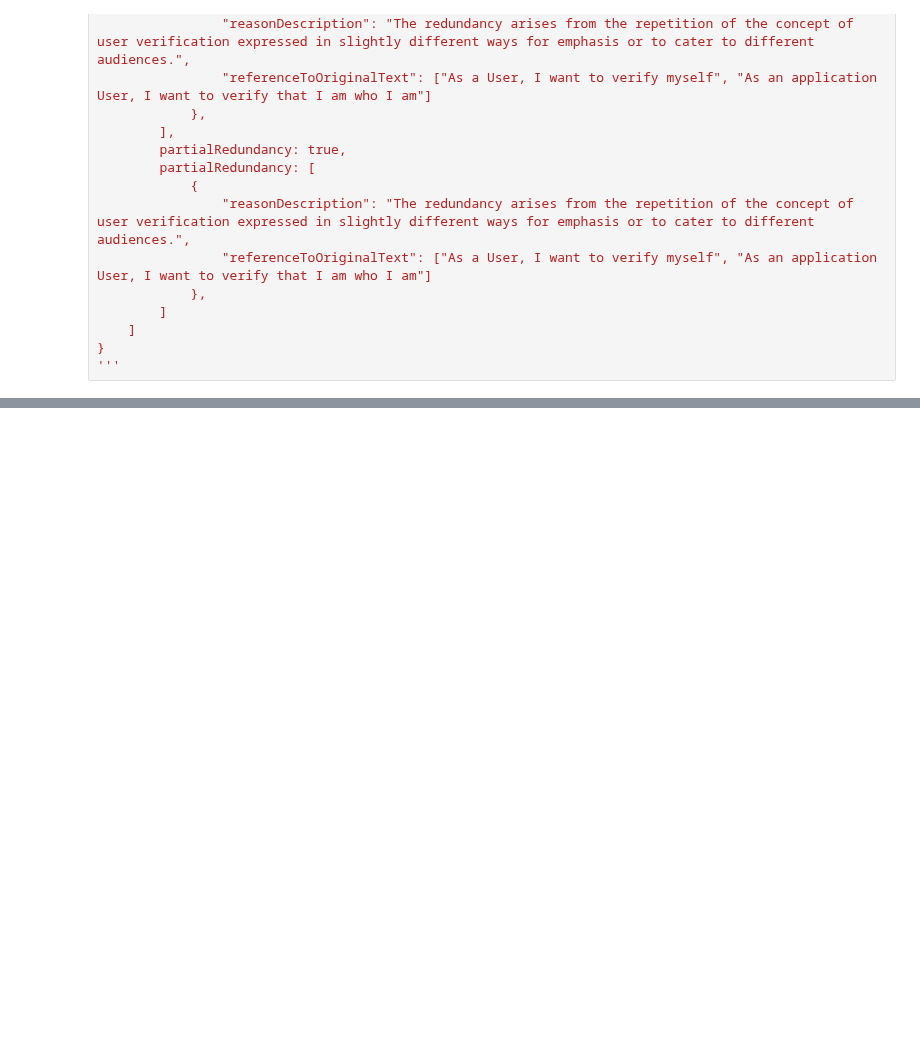
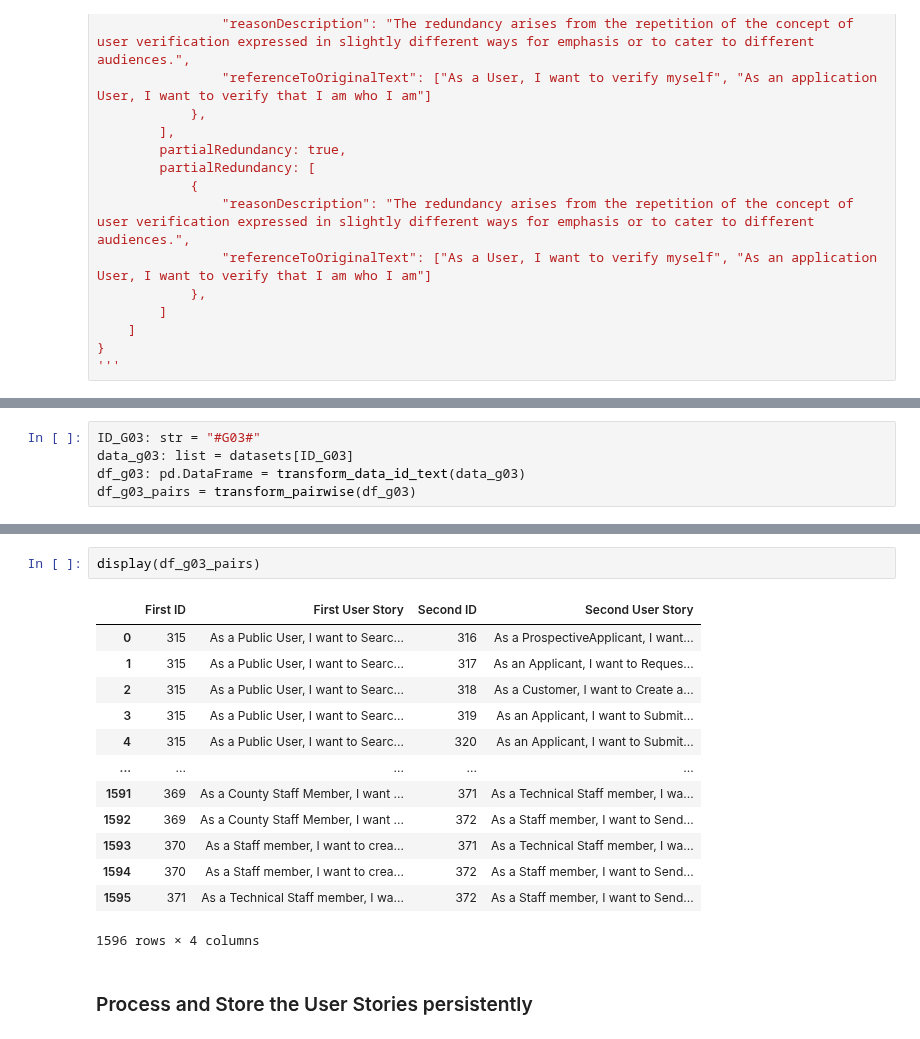
Before and after one commit to SoftwareStackLukas/LLMbasedRedundancyAnalysis, a Jupyter notebook: src/redundant_main_part_benefit_with_annotations_analyse.ipynb, the cells around one changed output, grey strips where cells are left out. Saved outputs shown, nothing was run; the diff lists cells and outputs as text; blank space fills up the shorter version.

```diff
--- a/src/redundant_main_part_benefit_with_annotations_analyse.ipynb
+++ b/src/redundant_main_part_benefit_with_annotations_analyse.ipynb
@@ -91,0 +295,5 @@ definition_json_format_pair_user_stories: str = '''
+# %%
+ID_G03: str = "#G03#"
+data_g03: list = datasets[ID_G03]
+df_g03: pd.DataFrame = transform_data_id_text(data_g03)
+df_g03_pairs = transform_pairwise(df_g03)
@@ -91,0 +309,18 @@ definition_json_format_pair_user_stories: str = '''
+# %%
+display(df_g03_pairs)
+# %% [output]
+|  | First ID | First User Story | Second ID | Second User Story |
+| 0 | 315 | As a Public User, I want to Searc... | 316 | As a ProspectiveApplicant, I want... |
+| 1 | 315 | As a Public User, I want to Searc... | 317 | As an Applicant, I want to Reques... |
+| 2 | 315 | As a Public User, I want to Searc... | 318 | As a Customer, I want to Create a... |
+| 3 | 315 | As a Public User, I want to Searc... | 319 | As an Applicant, I want to Submit... |
+| 4 | 315 | As a Public User, I want to Searc... | 320 | As an Applicant, I want to Submit... |
+| ... | ... | ... | ... | ... |
+| 1591 | 369 | As a County Staff Member, I want ... | 371 | As a Technical Staff member, I wa... |
+| 1592 | 369 | As a County Staff Member, I want ... | 372 | As a Staff member, I want to Send... |
+| 1593 | 370 | As a Staff member, I want to crea... | 371 | As a Technical Staff member, I wa... |
+| 1594 | 370 | As a Staff member, I want to crea... | 372 | As a Staff member, I want to Send... |
+| 1595 | 371 | As a Technical Staff member, I wa... | 372 | As a Staff member, I want to Send... |
+1596 rows × 4 columns
+# %% [markdown]
+### Process and Store the User Stories persistently
```
Also changed, not shown: parts of 28 cells of this notebook, 2 other files.
